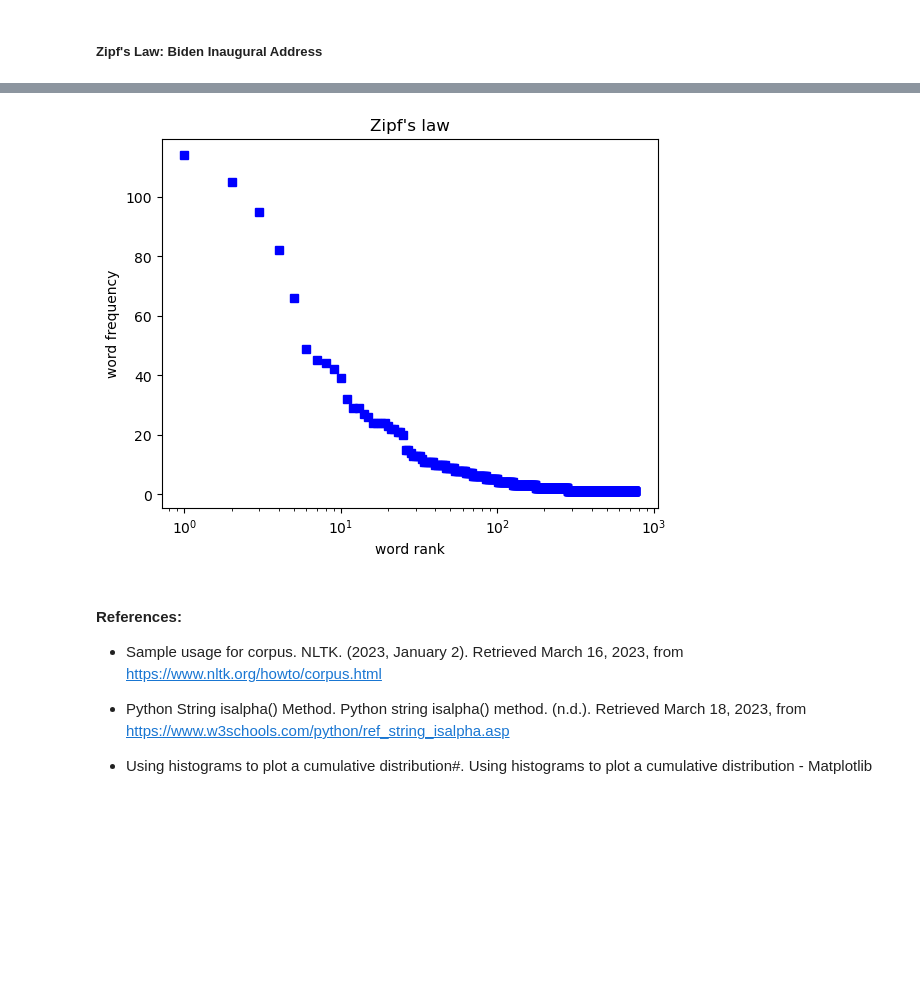
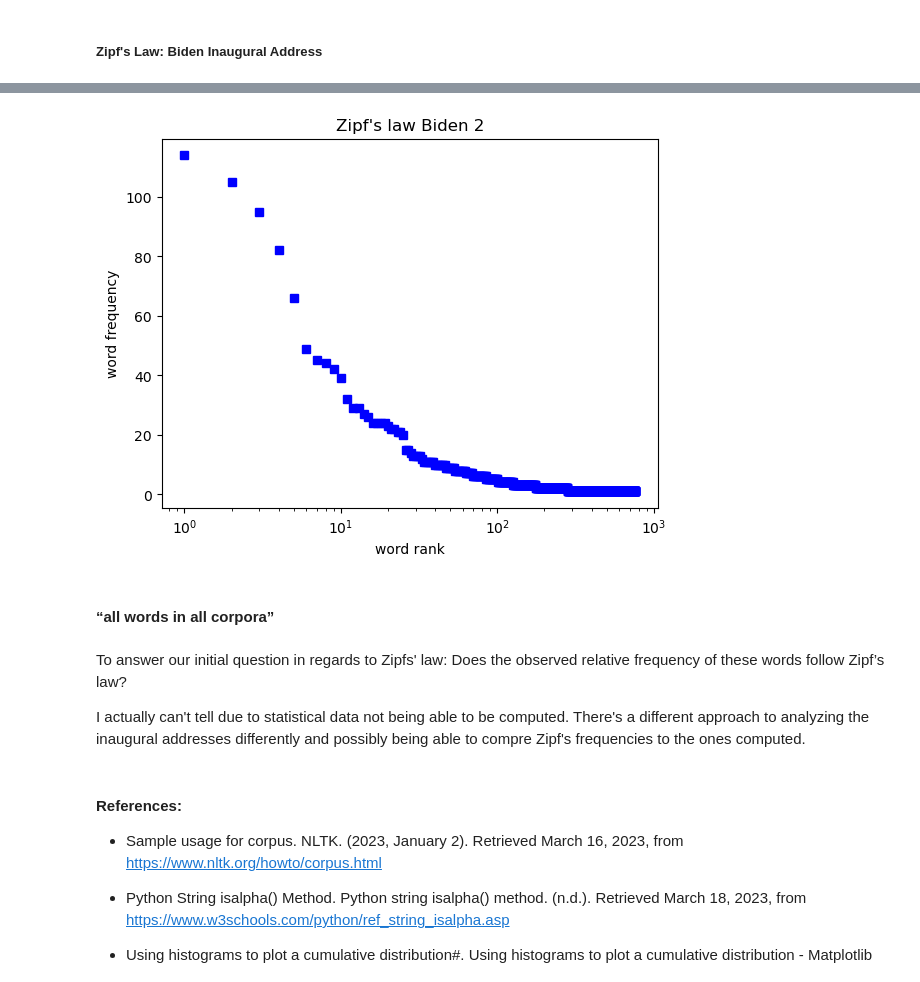
Before and after one commit to letisalba/Data-620, a Jupyter notebook: Week-8/Assignment Week 8.ipynb, the cells around one changed output, grey strips where cells are left out. Cells and saved outputs as stored; diff of their text form; code cells hidden in the pictures; blank space fills up the shorter version.

```diff
--- a/Week-8/Assignment Week 8.ipynb
+++ b/Week-8/Assignment Week 8.ipynb
@@ -294,7 +299,7 @@ def zipf_law(text):
     plt.xscale('log') # set the x axis to log scale
 
 
-    plt.title("Zipf's law")
+    plt.title("Zipf's law Monroe 2")
     plt.xlabel('word rank')
     plt.ylabel('word frequency')
     plt.show()
@@ -333,31 +339,37 @@ plt.show()
 # %%
 def zipf_law(text):
     fdist = FreqDist([w.lower() for w in text if w.isalpha()])
     fdist = fdist.most_common() # sort the frequency distribution
 # note that it converts the type from dict to list
     rank = []
     freq = []
     n = 1 # the variable records the rank
 
     for i in range(len(fdist)):
         freq.append(fdist[i][1]) # fdist[i][0] is the word
 # and fdist[i][1] is the corresponding frequency
         rank.append(n)
         n += 1
 
     # Use matplotlib.pyplot
     plt.plot(rank, freq, 'bs')
     plt.xscale('log') # set the x axis to log scale
 
 
-    plt.title("Zipf's law")
+    plt.title("Zipf's law Biden 2")
     plt.xlabel('word rank')
     plt.ylabel('word frequency')
     plt.show()
 
 zipf_law(inaugural.words('2021-Biden.txt'))
 # %% [output]
-[figure, old version]
+[figure, new version]
+# %% [markdown]
+#### “all words in all corpora”
+# %% [markdown]
+To answer our initial question in regards to Zipfs' law: Does the observed relative frequency of these words follow Zipf’s law?
+
+I actually can't tell due to statistical data not being able to be computed. There's a different approach to analyzing the inaugural addresses differently and possibly being able to compre Zipf's frequencies to the ones computed.
 # %% [markdown]
 #### References:
 * Sample usage for corpus. NLTK. (2023, January 2). Retrieved March 16, 2023, from https://www.nltk.org/howto/corpus.html
```
Also changed, not shown: parts of 7 cells of this notebook.
